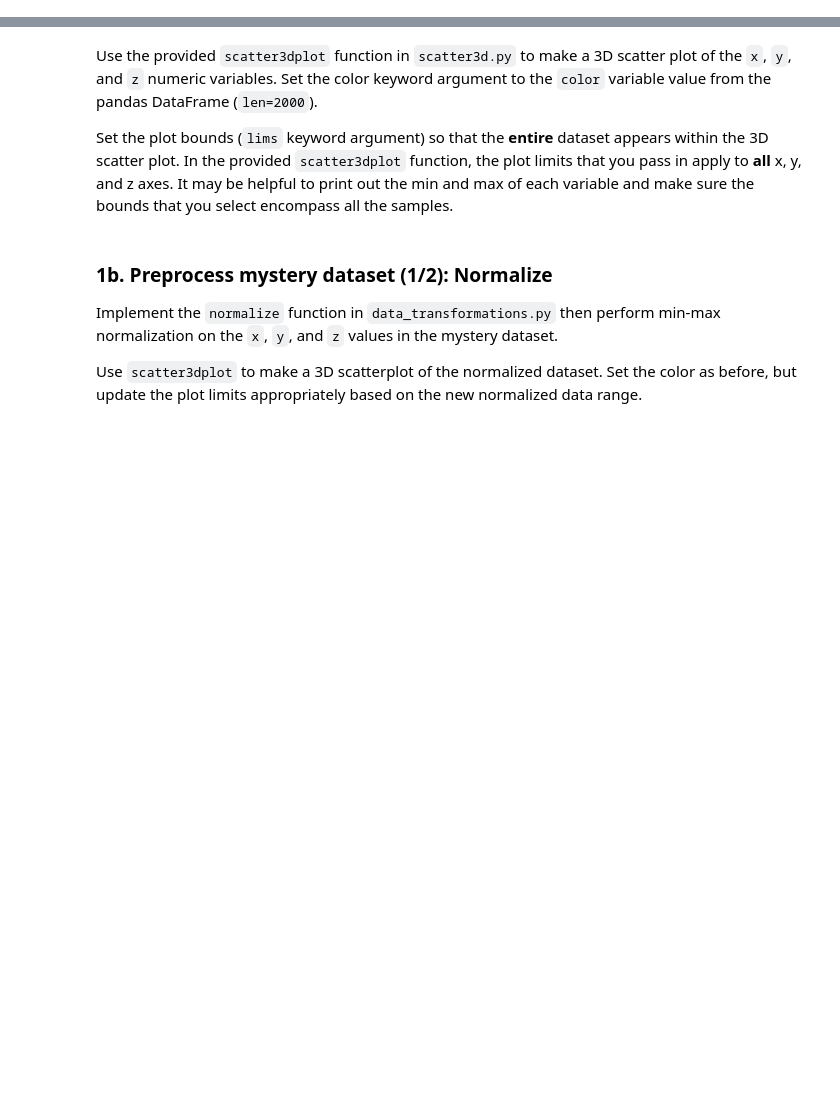
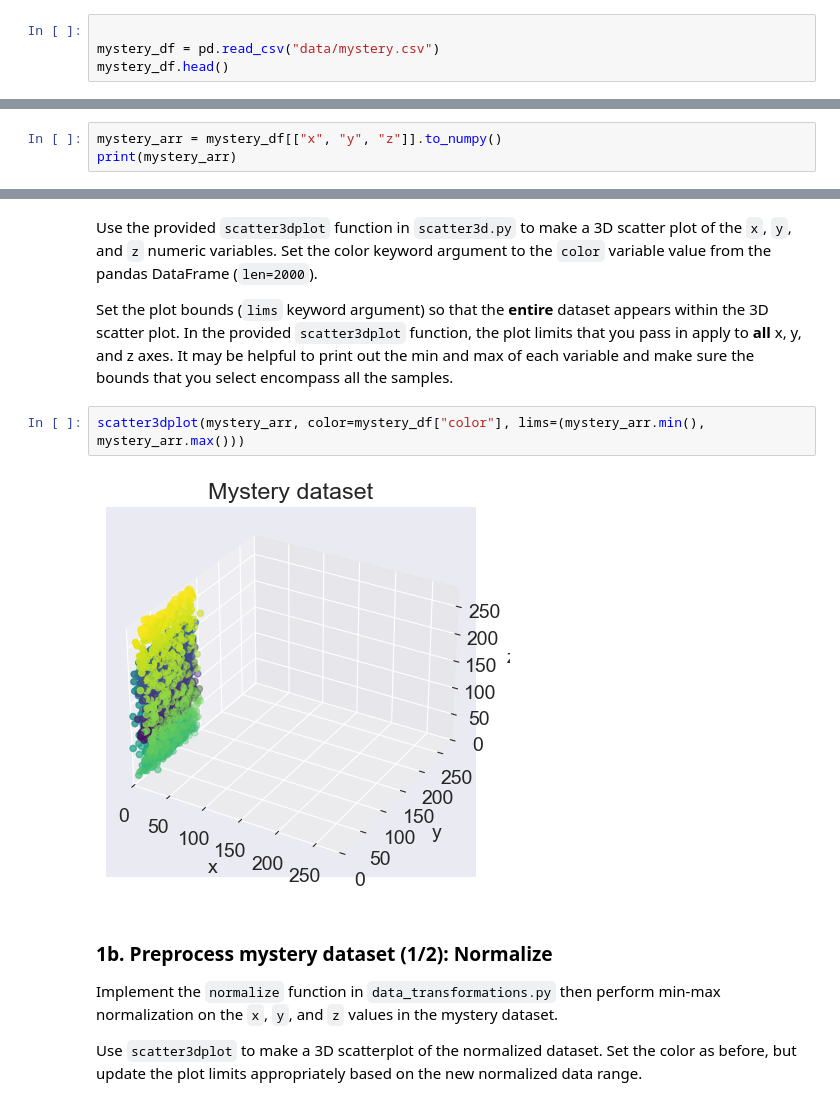
Before and after one commit to francisohara24/CS251, a Jupyter notebook: project_4/data_transformations.ipynb, the cells around one changed output, grey strips where cells are left out. Cells and saved outputs as stored; diff of their text form; blank space fills up the shorter version.

````diff
--- a/project_4/data_transformations.ipynb
+++ b/project_4/data_transformations.ipynb
@@ -46,3 +50,7 @@ Load in the mystery dataset (`mystery.csv`) as a pandas DataFrame below. Print o
 ```
 
 **Note:** The `mystery.csv` does not have a types row. Going forward, csv files we work with won't have the types row.
+# %%
+
+mystery_df = pd.read_csv("data/mystery.csv")
+mystery_df.head()
@@ -49,2 +64,5 @@ Load in the mystery dataset (`mystery.csv`) as a pandas DataFrame below. Print o
 # %% [markdown]
 Select the x, y, and z variables from the pandas DataFrame and [convert it to a numpy ndarray](https://pandas.pydata.org/docs/reference/api/pandas.DataFrame.to_numpy.html).
+# %%
+mystery_arr = mystery_df[["x", "y", "z"]].to_numpy()
+print(mystery_arr)
@@ -52,6 +78,10 @@ Select the x, y, and z variables from the pandas DataFrame and [convert it to a
 Use the provided `scatter3dplot` function in `scatter3d.py` to make a 3D scatter plot of the `x`, `y`, and `z` numeric variables. Set the color keyword argument to the `color` variable value from the pandas DataFrame (`len=2000`).
 
 Set the plot bounds (`lims` keyword argument) so that the **entire** dataset appears within the 3D scatter plot. In the provided `scatter3dplot` function, the plot limits that you pass in apply to **all** x, y, and z axes. It may be helpful to print out the min and max of each variable and make sure the bounds that you select encompass all the samples.
+# %%
+scatter3dplot(mystery_arr, color=mystery_df["color"], lims=(mystery_arr.min(), mystery_arr.max()))
+# %% [output]
+[figure, added]
 # %% [markdown]
 ### 1b. Preprocess mystery dataset (1/2): Normalize
 
````
Also changed, not shown: parts of 17 cells of this notebook, 3 other files.
